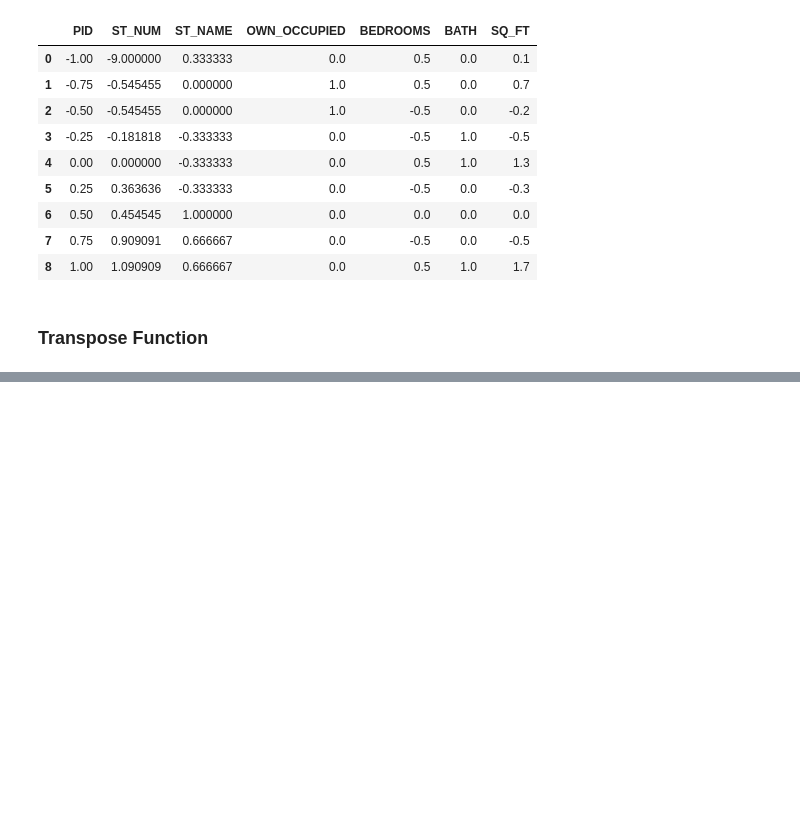
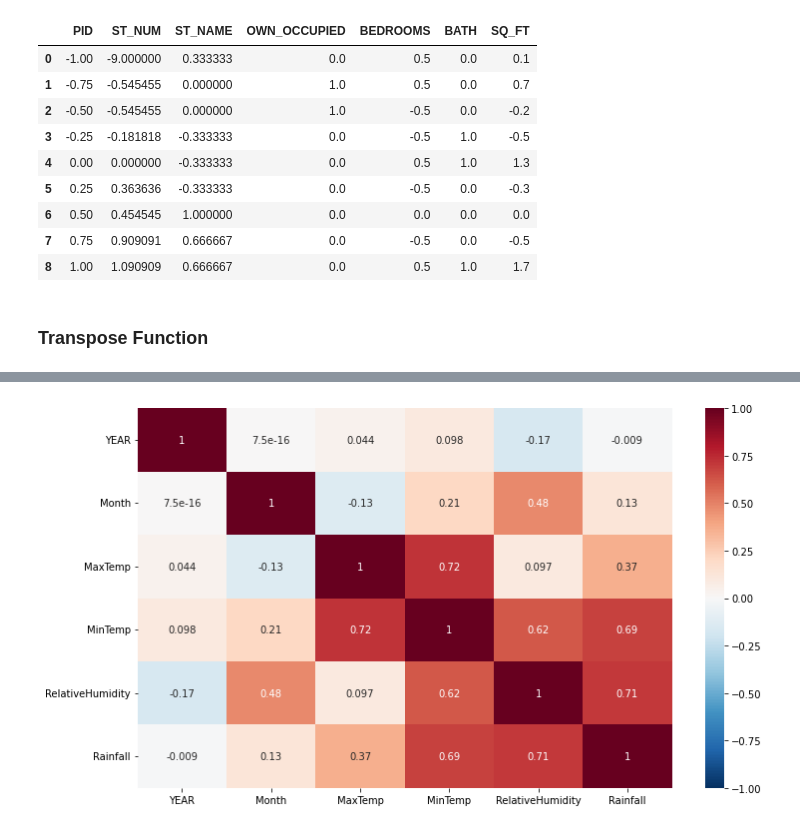
Before and after one commit to AzadMehedi/ML-Projects, a Jupyter notebook: Data_Cleaning_Basic.ipynb, the cells around one changed output, grey strips where cells are left out. Saved outputs shown, nothing was run; the diff lists cells and outputs as text; code cells hidden in the pictures; blank space fills up the shorter version.

```diff
--- a/Data_Cleaning_Basic.ipynb
+++ b/Data_Cleaning_Basic.ipynb
@@ -453,0 +464,5 @@ transposed_df
+# %%
+# load dataset
+url = 'https://raw.githubusercontent.com/FazlyRabbiBD/Data-Science-Book/master/data-dhaka-weather1953-2016.csv'
+df = pd.read_csv(url)
+df.head()
@@ -453,0 +505,8 @@ transposed_df
+# %%
+# heatmap
+correlation = df.corr()
+plt.figure(figsize=(12,7))
+sns.heatmap(correlation, annot=True, linewidths=0, vmin=-1, cmap='RdBu_r')
+plt.show()
+# %% [output]
+[figure, added]
```
Also changed, not shown: parts of 21 cells of this notebook.
